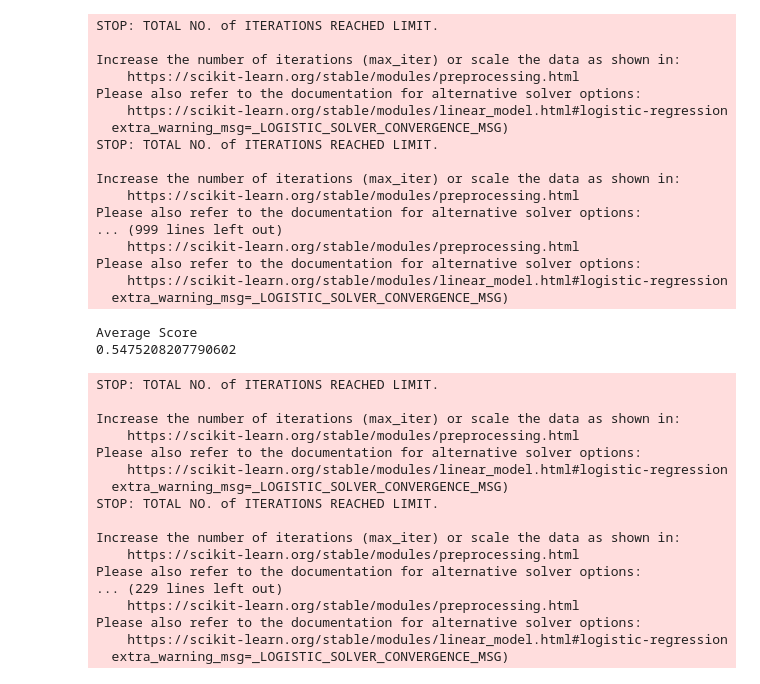
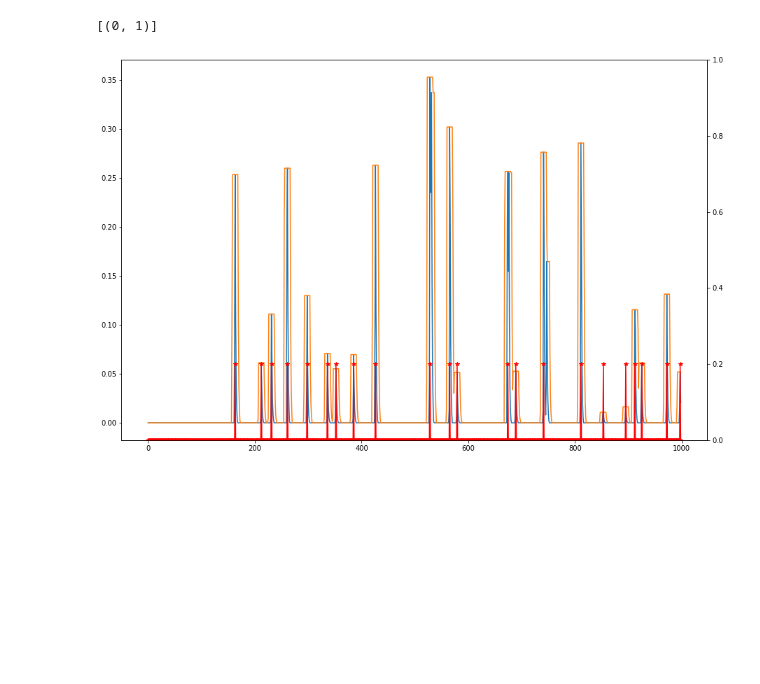
Before and after one commit to HIDA-Datathon/team_agnostic, a Jupyter notebook: SensorArray.ipynb, the cells around one changed output. Saved outputs shown, nothing was run; the diff lists cells and outputs as text; code cells hidden in the pictures; blank space fills up the shorter version.

```diff
--- a/SensorArray.ipynb
+++ b/SensorArray.ipynb
@@ -140,3 +200,13 @@ len_lon
+# %%
+fig, ax = plt.subplots(figsize=(15,10))
+ax.plot(VOL)
+ax.plot(VOL_max)
+ax2 = ax.twinx()
+ax2.plot(VOL_class * 0.2, '-*',  color='r')
+ax2.set(ylim = [0, 1])
+# %% [output]
+[(0, 1)]
+[figure, added]
 # %%
 # Cross validation - split data:
 # Splitting the data into 4s
@@ -149,40 +221,0 @@ clf = make_pipeline(RobustScaler(), LogisticRegression())
-# %%
-final_clfs, _, scores_cv, _, sc_idx = run_grid_classification('R1', y, sensor_grid, cv, clf,
-                                                         proba=False, metric=roc_auc_score);
-# %% [output]
-STOP: TOTAL NO. of ITERATIONS REACHED LIMIT.
-
-Increase the number of iterations (max_iter) or scale the data as shown in:
-    https://scikit-learn.org/stable/modules/preprocessing.html
-Please also refer to the documentation for alternative solver options:
-    https://scikit-learn.org/stable/modules/linear_model.html#logistic-regression
-  extra_warning_msg=_LOGISTIC_SOLVER_CONVERGENCE_MSG)
-STOP: TOTAL NO. of ITERATIONS REACHED LIMIT.
-
-Increase the number of iterations (max_iter) or scale the data as shown in:
-    https://scikit-learn.org/stable/modules/preprocessing.html
-Please also refer to the documentation for alternative solver options:
-... (999 lines left out)
-    https://scikit-learn.org/stable/modules/preprocessing.html
-Please also refer to the documentation for alternative solver options:
-    https://scikit-learn.org/stable/modules/linear_model.html#logistic-regression
-  extra_warning_msg=_LOGISTIC_SOLVER_CONVERGENCE_MSG)
-Average Score
-0.5475208207790602
-STOP: TOTAL NO. of ITERATIONS REACHED LIMIT.
-
-Increase the number of iterations (max_iter) or scale the data as shown in:
-    https://scikit-learn.org/stable/modules/preprocessing.html
-Please also refer to the documentation for alternative solver options:
-    https://scikit-learn.org/stable/modules/linear_model.html#logistic-regression
-  extra_warning_msg=_LOGISTIC_SOLVER_CONVERGENCE_MSG)
-STOP: TOTAL NO. of ITERATIONS REACHED LIMIT.
-
-Increase the number of iterations (max_iter) or scale the data as shown in:
-    https://scikit-learn.org/stable/modules/preprocessing.html
-Please also refer to the documentation for alternative solver options:
-... (229 lines left out)
-    https://scikit-learn.org/stable/modules/preprocessing.html
-Please also refer to the documentation for alternative solver options:
-    https://scikit-learn.org/stable/modules/linear_model.html#logistic-regression
-  extra_warning_msg=_LOGISTIC_SOLVER_CONVERGENCE_MSG)
```
Also changed, not shown: parts of 18 cells of this notebook, 7 other files.
